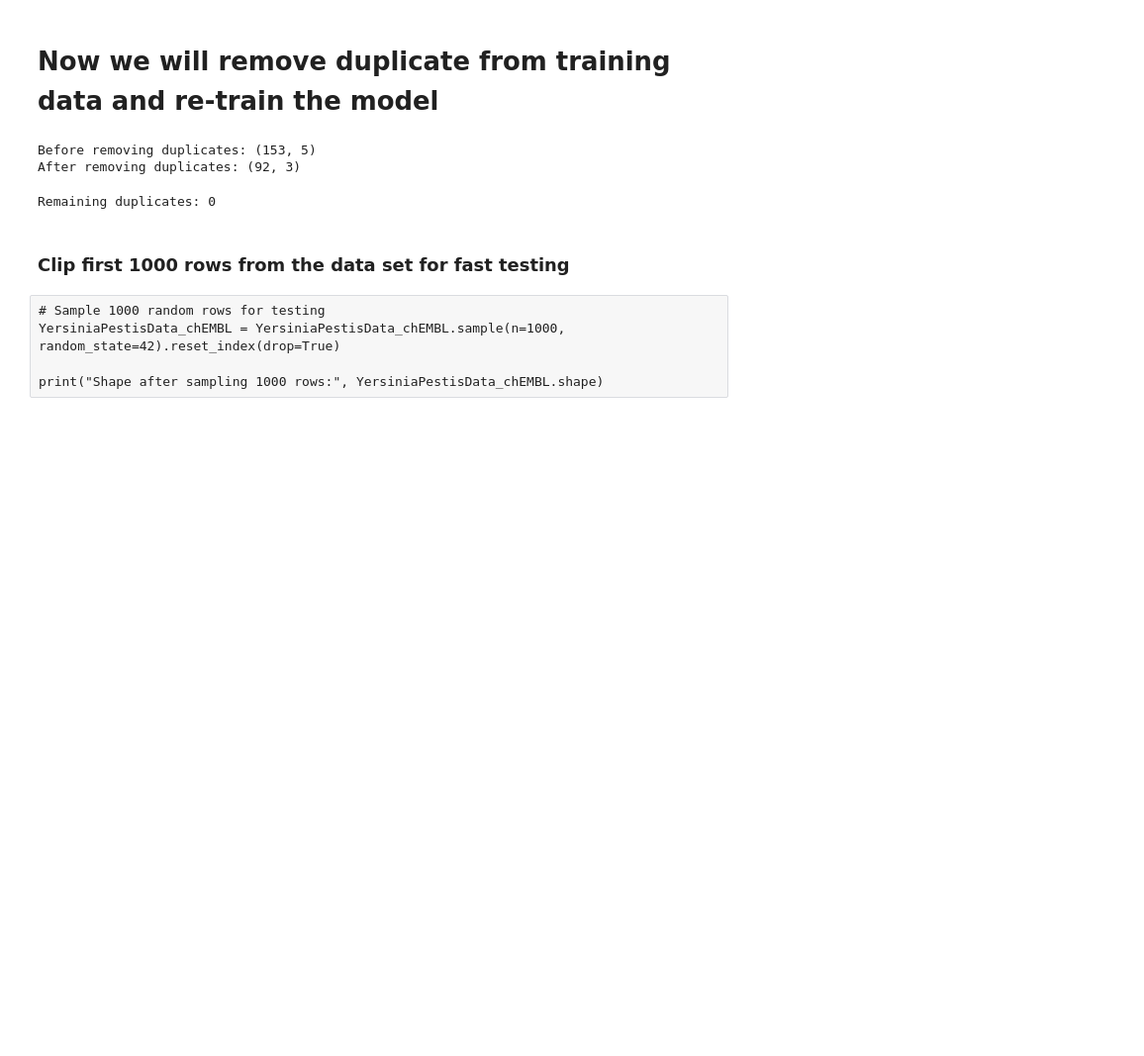
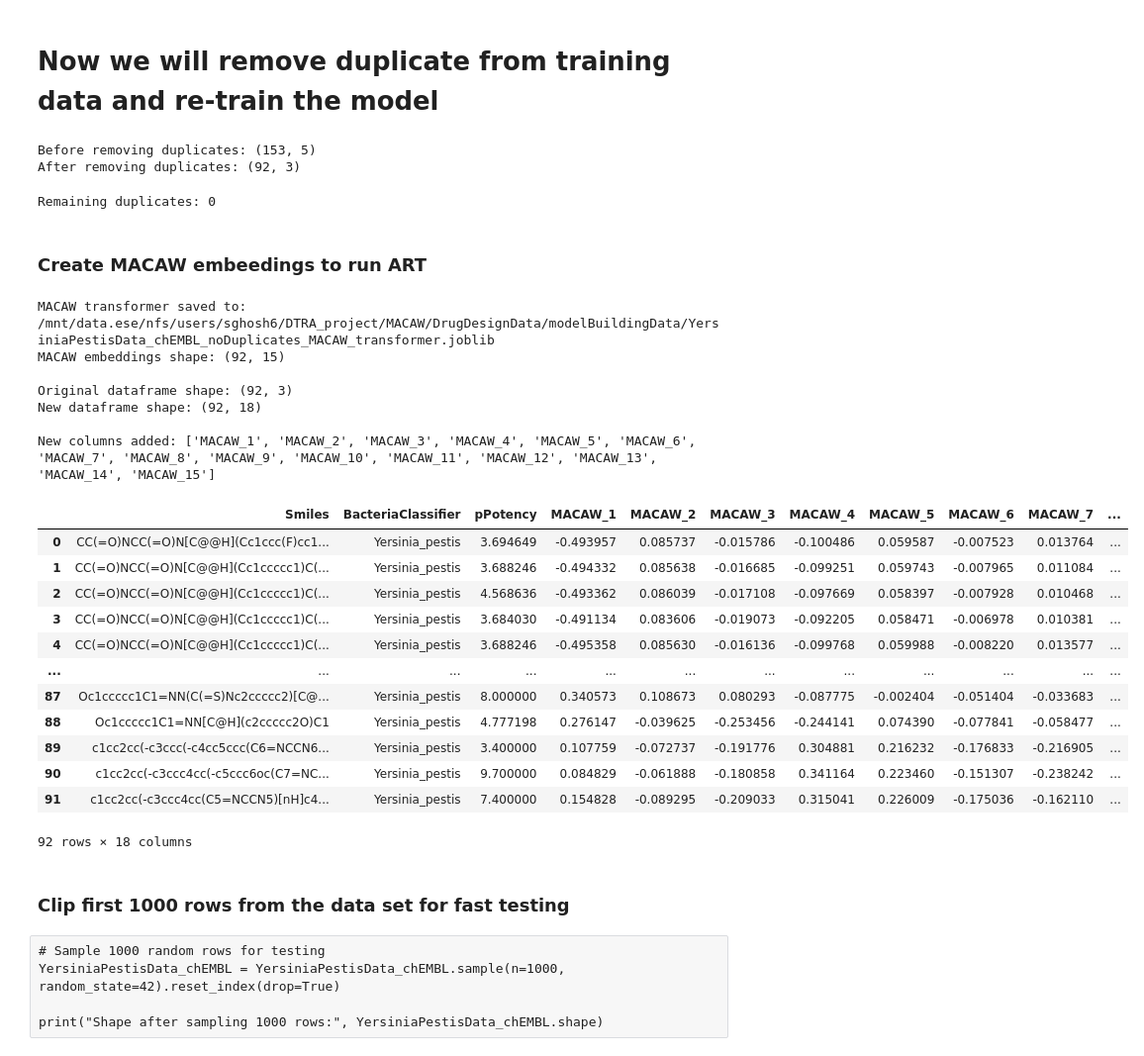
Before and after one commit to soumyadeepghosh35/DTRA_DrugDesign, a Jupyter notebook: DTRA_project_notebooks/Step3_MACAW_bacteria-YersiniaPestis.ipynb, the cells around one changed output. Shown at 99% size. Drawn from its saved outputs; the diff is of its cells as text; code cells hidden in the pictures; blank space fills up the shorter version.

Commit message:
preparing ART ready data without duplicate SMILES

```diff
--- a/DTRA_project_notebooks/Step3_MACAW_bacteria-YersiniaPestis.ipynb
+++ b/DTRA_project_notebooks/Step3_MACAW_bacteria-YersiniaPestis.ipynb
@@ -1726,3 +1726,71 @@ print("Remaining duplicates:", duplicates.sum())
 Remaining duplicates: 0
 # %%
 YersiniaPestisData_chEMBL_noDuplicates.to_csv(os.path.join(modelBuildingDataDir, "YersiniaPestisData_chEMBL_noDuplicates_MLready.csv"), index=False)
+# %% [markdown]
+### Create MACAW embeedings to run ART
+# %%
+# ---------------------------
+# 1. FIT MACAW AND GENERATE EMBEDDINGS
+# ---------------------------
+# Initialize MACAW
+mcw = MACAW(
+    type_fp='atompairs',
+    metric='sokal',
+    n_components=15,
+    n_landmarks=80,
+    random_state=42
+)
+
+# Fit MACAW on SMILES and pPotency
+mcw.fit(YersiniaPestisData_chEMBL_noDuplicates['Smiles'], YersiniaPestisData_chEMBL_noDuplicates['pPotency'])
+
+# Save MACAW transformer
+macaw_save_path = os.path.join(modelBuildingDataDir, "YersiniaPestisData_chEMBL_noDuplicates_MACAW_transformer.joblib")
+with open(macaw_save_path, 'wb') as f:
+    pickle.dump(mcw, f)
+print(f"MACAW transformer saved to: {macaw_save_path}")
+
+# Transform SMILES to get embeddings
+macaw_embeddings = mcw.transform(YersiniaPestisData_chEMBL_noDuplicates['Smiles'])
+
+print(f"MACAW embeddings shape: {macaw_embeddings.shape}")
+
+# ---------------------------
+# 2. CREATE DATAFRAME WITH EMBEDDINGS
+# ---------------------------
+# Convert embeddings to DataFrame with column names
+embedding_columns = [f'MACAW_{i+1}' for i in range(macaw_embeddings.shape[1])]
+macaw_df = pd.DataFrame(macaw_embeddings, columns=embedding_columns, index=YersiniaPestisData_chEMBL_noDuplicates.index)
+
+# ---------------------------
+# 3. CONCATENATE WITH ORIGINAL DATAFRAME
+# ---------------------------
+YersiniaPestisData_chEMBL_noDuplicates_wMACAW = pd.concat([YersiniaPestisData_chEMBL_noDuplicates, macaw_df], axis=1)
+
+print(f"\nOriginal dataframe shape: {YersiniaPestisData_chEMBL_noDuplicates.shape}")
+print(f"New dataframe shape: {YersiniaPestisData_chEMBL_noDuplicates_wMACAW.shape}")
+print(f"\nNew columns added: {list(macaw_df.columns)}")
+
+# Display first few rows
+YersiniaPestisData_chEMBL_noDuplicates_wMACAW
+# %% [output]
+MACAW transformer saved to: /mnt/data.ese/nfs/users/sghosh6/DTRA_project/MACAW/DrugDesignData/modelBuildingData/YersiniaPestisData_chEMBL_noDuplicates_MACAW_transformer.joblib
+MACAW embeddings shape: (92, 15)
+
+Original dataframe shape: (92, 3)
+New dataframe shape: (92, 18)
+
+New columns added: ['MACAW_1', 'MACAW_2', 'MACAW_3', 'MACAW_4', 'MACAW_5', 'MACAW_6', 'MACAW_7', 'MACAW_8', 'MACAW_9', 'MACAW_10', 'MACAW_11', 'MACAW_12', 'MACAW_13', 'MACAW_14', 'MACAW_15']
+|  | Smiles | BacteriaClassifier | pPotency | MACAW_1 | MACAW_2 | MACAW_3 | MACAW_4 | MACAW_5 | MACAW_6 | MACAW_7 | ... |
+| 0 | CC(=O)NCC(=O)N[C@@H](Cc1ccc(F)cc1... | Yersinia_pestis | 3.694649 | -0.493957 | 0.085737 | -0.015786 | -0.100486 | 0.059587 | -0.007523 | 0.013764 | ... |
+| 1 | CC(=O)NCC(=O)N[C@@H](Cc1ccccc1)C(... | Yersinia_pestis | 3.688246 | -0.494332 | 0.085638 | -0.016685 | -0.099251 | 0.059743 | -0.007965 | 0.011084 | ... |
+| 2 | CC(=O)NCC(=O)N[C@@H](Cc1ccccc1)C(... | Yersinia_pestis | 4.568636 | -0.493362 | 0.086039 | -0.017108 | -0.097669 | 0.058397 | -0.007928 | 0.010468 | ... |
+| 3 | CC(=O)NCC(=O)N[C@@H](Cc1ccccc1)C(... | Yersinia_pestis | 3.684030 | -0.491134 | 0.083606 | -0.019073 | -0.092205 | 0.058471 | -0.006978 | 0.010381 | ... |
+| 4 | CC(=O)NCC(=O)N[C@@H](Cc1ccccc1)C(... | Yersinia_pestis | 3.688246 | -0.495358 | 0.085630 | -0.016136 | -0.099768 | 0.059988 | -0.008220 | 0.013577 | ... |
+| ... | ... | ... | ... | ... | ... | ... | ... | ... | ... | ... | ... |
+| 87 | Oc1ccccc1C1=NN(C(=S)Nc2ccccc2)[C@... | Yersinia_pestis | 8.000000 | 0.340573 | 0.108673 | 0.080293 | -0.087775 | -0.002404 | -0.051404 | -0.033683 | ... |
+| 88 | Oc1ccccc1C1=NN[C@H](c2ccccc2O)C1 | Yersinia_pestis | 4.777198 | 0.276147 | -0.039625 | -0.253456 | -0.244141 | 0.074390 | -0.077841 | -0.058477 | ... |
+| 89 | c1cc2cc(-c3ccc(-c4cc5ccc(C6=NCCN6... | Yersinia_pestis | 3.400000 | 0.107759 | -0.072737 | -0.191776 | 0.304881 | 0.216232 | -0.176833 | -0.216905 | ... |
+| 90 | c1cc2cc(-c3ccc4cc(-c5ccc6oc(C7=NC... | Yersinia_pestis | 9.700000 | 0.084829 | -0.061888 | -0.180858 | 0.341164 | 0.223460 | -0.151307 | -0.238242 | ... |
+| 91 | c1cc2cc(-c3ccc4cc(C5=NCCN5)[nH]c4... | Yersinia_pestis | 7.400000 | 0.154828 | -0.089295 | -0.209033 | 0.315041 | 0.226009 | -0.175036 | -0.162110 | ... |
+92 rows × 18 columns
```
Also changed, not shown: parts of 1 cell of this notebook, 7 other files.
